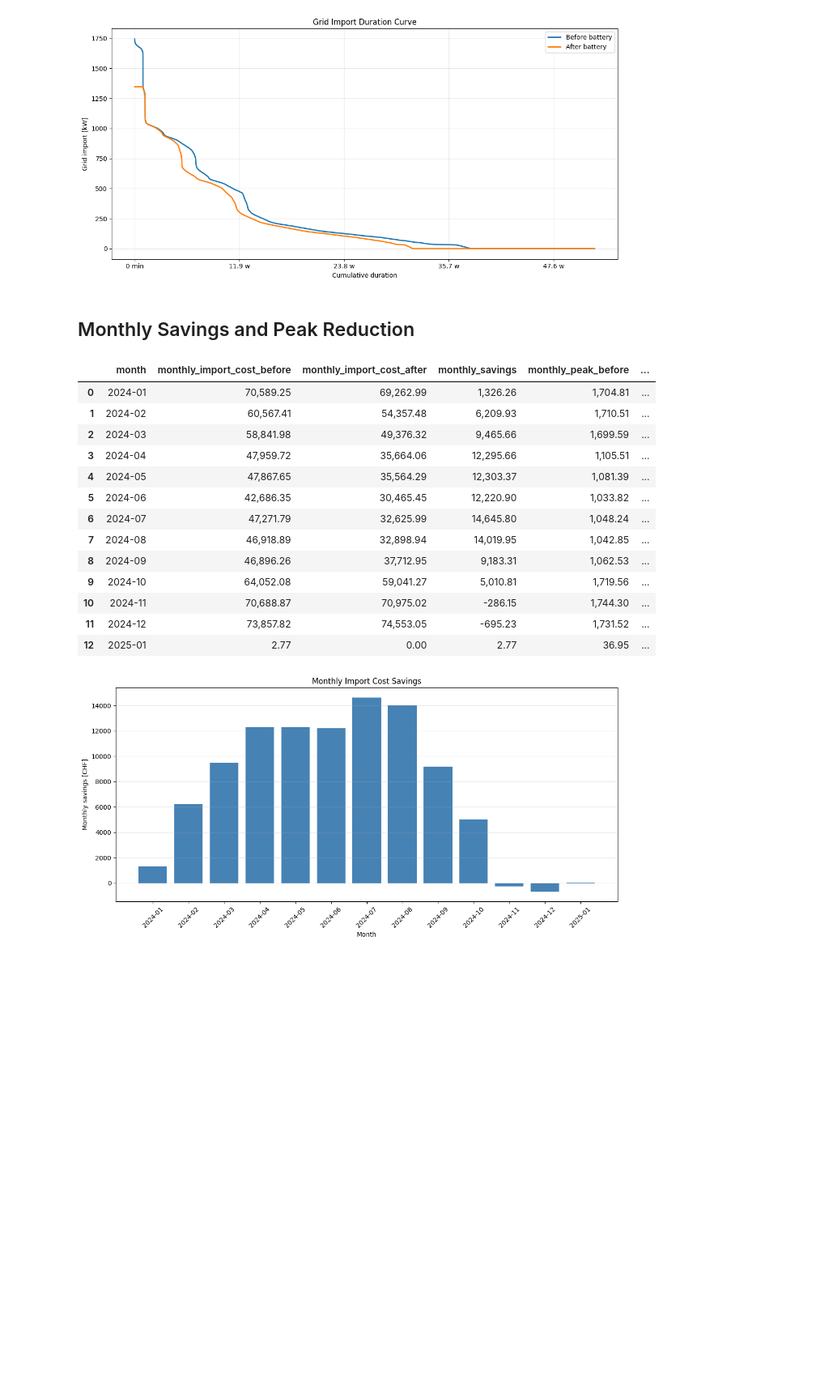
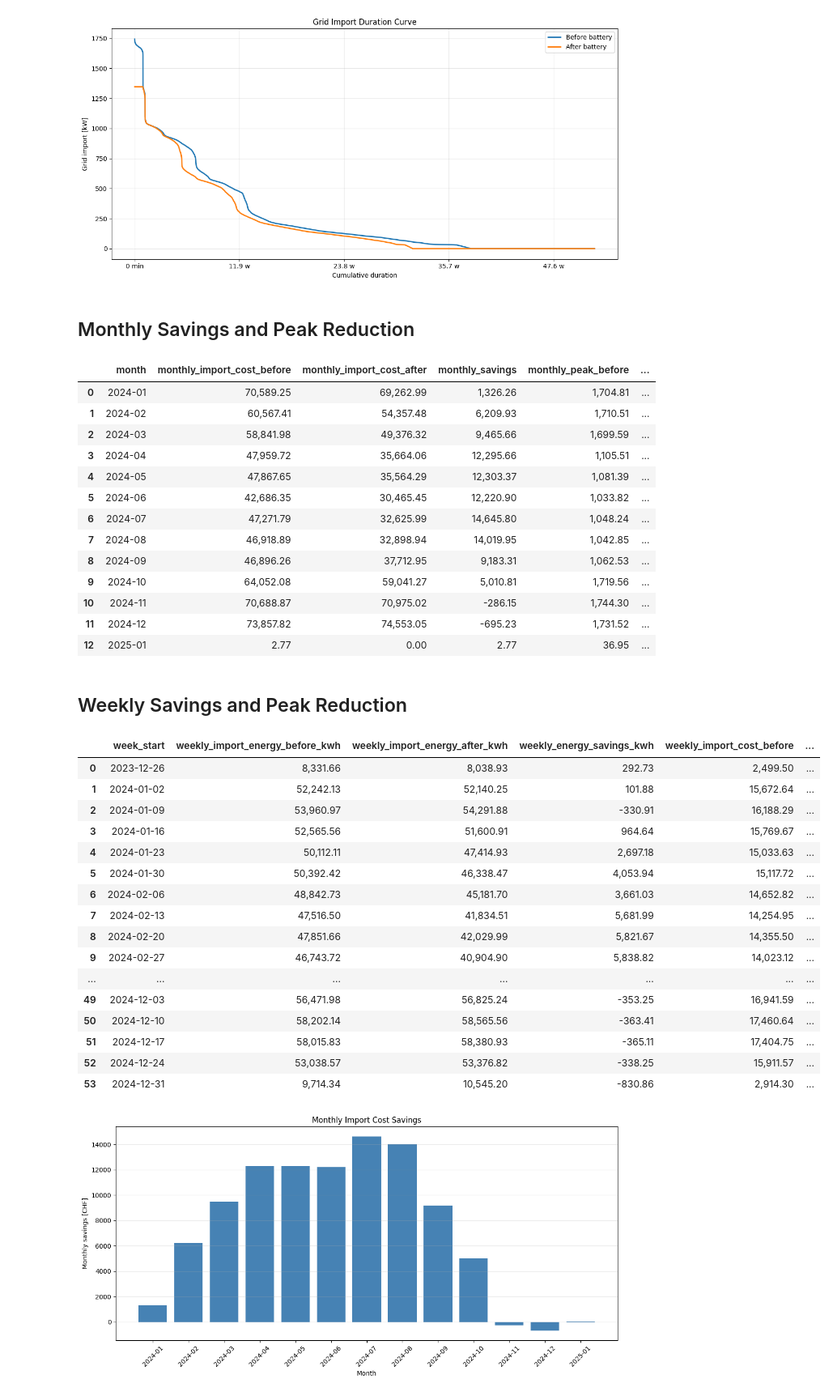
Before and after one commit to diegomalsiner1/CS1-Swiss-Post, a Jupyter notebook: results_sheet.ipynb, the cells around one changed output. Shown at 81% size. Cells and saved outputs as stored; diff of their text form; code cells hidden in the pictures; blank space fills up the shorter version.

```diff
--- a/results_sheet.ipynb
+++ b/results_sheet.ipynb
@@ -46,6 +46,24 @@ else:
     )
     df_monthly["monthly_savings"] = df_monthly["monthly_import_cost_before"] - df_monthly["monthly_import_cost_after"]
     df_monthly["monthly_peak_reduction"] = df_monthly["monthly_peak_before"] - df_monthly["monthly_peak_after"]
+weekly_summary_path = latest_run / "weekly_summary.csv"
+if weekly_summary_path.exists():
+    df_weekly = pd.read_csv(weekly_summary_path)
+else:
+    df_weekly = pd.DataFrame(
+        columns=[
+            "week_start",
+            "weekly_import_energy_before_kwh",
+            "weekly_import_energy_after_kwh",
+            "weekly_energy_savings_kwh",
+            "weekly_import_cost_before",
+            "weekly_import_cost_after",
+            "weekly_cost_savings",
+            "weekly_peak_before",
+            "weekly_peak_after",
+            "weekly_peak_reduction",
+        ]
+    )
 battery_utilization_path = latest_run / "battery_utilization_summary.csv"
 if battery_utilization_path.exists():
     df_battery_util = pd.read_csv(battery_utilization_path)
@@ -326,29 +344,63 @@ plt.show()
 # %%
 display(Markdown("## Monthly Savings and Peak Reduction"))
 display(df_monthly.style.format({
     "monthly_import_cost_before": format_value,
     "monthly_import_cost_after": format_value,
     "monthly_savings": format_value,
     "monthly_peak_before": format_value,
     "monthly_peak_after": format_value,
     "monthly_peak_reduction": format_value,
 }))
+
+display(Markdown("## Weekly Savings and Peak Reduction"))
+if df_weekly.empty:
+    display(Markdown("_Run the model again to generate `weekly_summary.csv` for this section._"))
+else:
+    display(df_weekly.style.format({
+        "weekly_import_energy_before_kwh": format_value,
+        "weekly_import_energy_after_kwh": format_value,
+        "weekly_energy_savings_kwh": format_value,
+        "weekly_import_cost_before": format_value,
+        "weekly_import_cost_after": format_value,
+        "weekly_cost_savings": format_value,
+        "weekly_peak_before": format_value,
+        "weekly_peak_after": format_value,
+        "weekly_peak_reduction": format_value,
+    }))
 # %% [output]
 ## Monthly Savings and Peak Reduction
 |  | month | monthly_import_cost_before | monthly_import_cost_after | monthly_savings | monthly_peak_before | ... |
 | 0 | 2024-01 | 70,589.25 | 69,262.99 | 1,326.26 | 1,704.81 | ... |
 | 1 | 2024-02 | 60,567.41 | 54,357.48 | 6,209.93 | 1,710.51 | ... |
 | 2 | 2024-03 | 58,841.98 | 49,376.32 | 9,465.66 | 1,699.59 | ... |
 | 3 | 2024-04 | 47,959.72 | 35,664.06 | 12,295.66 | 1,105.51 | ... |
 | 4 | 2024-05 | 47,867.65 | 35,564.29 | 12,303.37 | 1,081.39 | ... |
 | 5 | 2024-06 | 42,686.35 | 30,465.45 | 12,220.90 | 1,033.82 | ... |
 | 6 | 2024-07 | 47,271.79 | 32,625.99 | 14,645.80 | 1,048.24 | ... |
 | 7 | 2024-08 | 46,918.89 | 32,898.94 | 14,019.95 | 1,042.85 | ... |
 | 8 | 2024-09 | 46,896.26 | 37,712.95 | 9,183.31 | 1,062.53 | ... |
 | 9 | 2024-10 | 64,052.08 | 59,041.27 | 5,010.81 | 1,719.56 | ... |
 | 10 | 2024-11 | 70,688.87 | 70,975.02 | -286.15 | 1,744.30 | ... |
 | 11 | 2024-12 | 73,857.82 | 74,553.05 | -695.23 | 1,731.52 | ... |
 | 12 | 2025-01 | 2.77 | 0.00 | 2.77 | 36.95 | ... |
+## Weekly Savings and Peak Reduction
+|  | week_start | weekly_import_energy_before_kwh | weekly_import_energy_after_kwh | weekly_energy_savings_kwh | weekly_import_cost_before | ... |
+| 0 | 2023-12-26 | 8,331.66 | 8,038.93 | 292.73 | 2,499.50 | ... |
+| 1 | 2024-01-02 | 52,242.13 | 52,140.25 | 101.88 | 15,672.64 | ... |
+| 2 | 2024-01-09 | 53,960.97 | 54,291.88 | -330.91 | 16,188.29 | ... |
+| 3 | 2024-01-16 | 52,565.56 | 51,600.91 | 964.64 | 15,769.67 | ... |
+| 4 | 2024-01-23 | 50,112.11 | 47,414.93 | 2,697.18 | 15,033.63 | ... |
+| 5 | 2024-01-30 | 50,392.42 | 46,338.47 | 4,053.94 | 15,117.72 | ... |
+| 6 | 2024-02-06 | 48,842.73 | 45,181.70 | 3,661.03 | 14,652.82 | ... |
+| 7 | 2024-02-13 | 47,516.50 | 41,834.51 | 5,681.99 | 14,254.95 | ... |
+| 8 | 2024-02-20 | 47,851.66 | 42,029.99 | 5,821.67 | 14,355.50 | ... |
+| 9 | 2024-02-27 | 46,743.72 | 40,904.90 | 5,838.82 | 14,023.12 | ... |
+| ... | ... | ... | ... | ... | ... | ... |
+| 49 | 2024-12-03 | 56,471.98 | 56,825.24 | -353.25 | 16,941.59 | ... |
+| 50 | 2024-12-10 | 58,202.14 | 58,565.56 | -363.41 | 17,460.64 | ... |
+| 51 | 2024-12-17 | 58,015.83 | 58,380.93 | -365.11 | 17,404.75 | ... |
+| 52 | 2024-12-24 | 53,038.57 | 53,376.82 | -338.25 | 15,911.57 | ... |
+| 53 | 2024-12-31 | 9,714.34 | 10,545.20 | -830.86 | 2,914.30 | ... |
 # %%
 fig, ax = plt.subplots(figsize=(12, 6))
 ax.bar(df_monthly["month"], df_monthly["monthly_savings"], color="steelblue")
```
Also changed, not shown: parts of 3 cells of this notebook, 2 other files.
